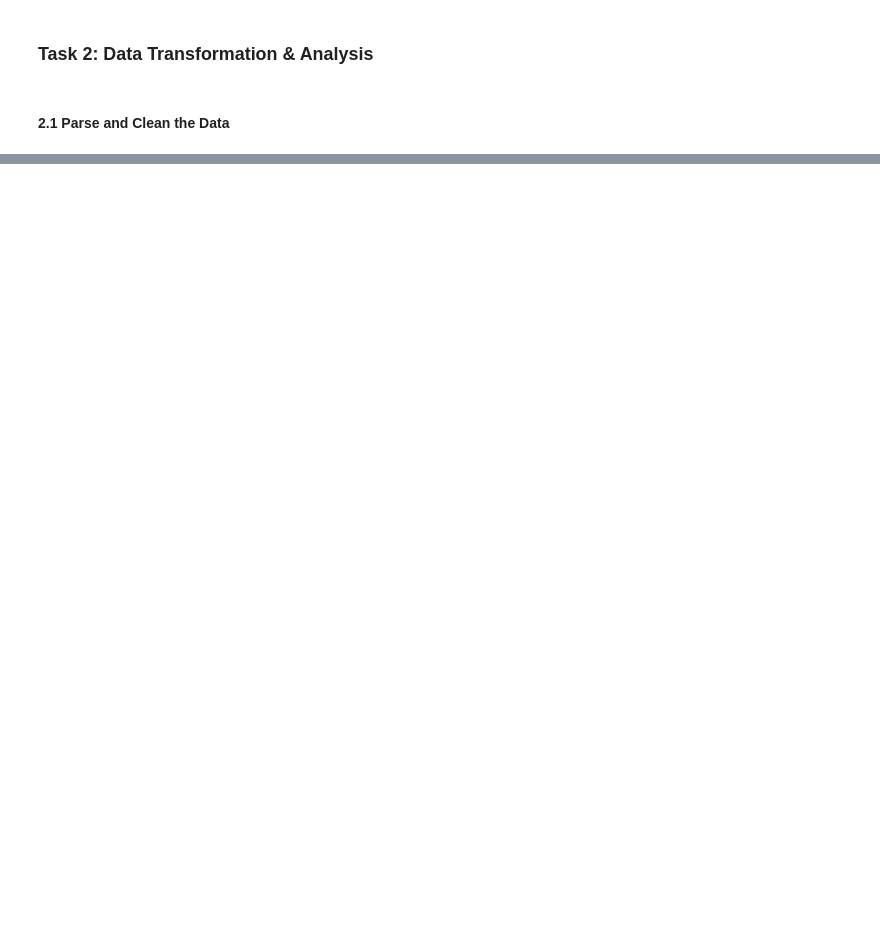
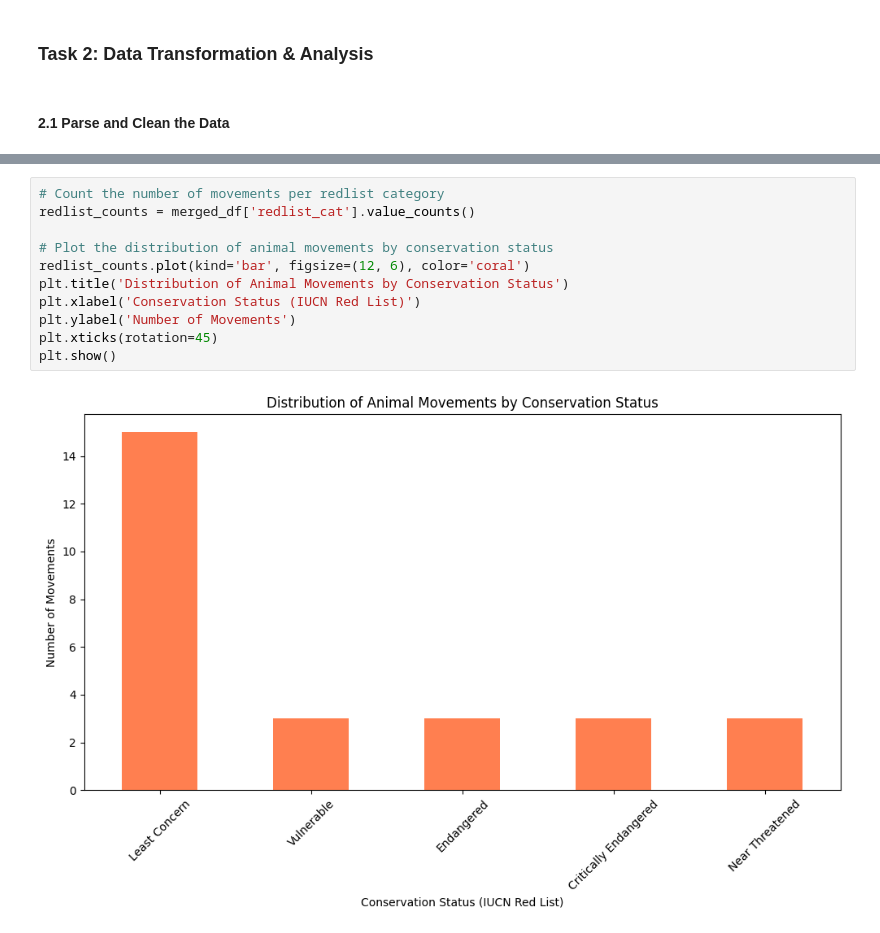
Before and after one commit to chichonnade/data-science-assessment, a Jupyter notebook: ML_Assessment_Notebook.ipynb, the cells around one changed output, grey strips where cells are left out. Saved outputs shown, nothing was run; the diff lists cells and outputs as text; blank space fills up the shorter version.

```diff
--- a/ML_Assessment_Notebook.ipynb
+++ b/ML_Assessment_Notebook.ipynb
@@ -202,0 +264,13 @@ animals_df.drop_duplicates(subset=['animal_id'], inplace=True) # Drop duplicates
+# %%
+# Count the number of movements per redlist category
+redlist_counts = merged_df['redlist_cat'].value_counts()
+
+# Plot the distribution of animal movements by conservation status
+redlist_counts.plot(kind='bar', figsize=(12, 6), color='coral')
+plt.title('Distribution of Animal Movements by Conservation Status')
+plt.xlabel('Conservation Status (IUCN Red List)')
+plt.ylabel('Number of Movements')
+plt.xticks(rotation=45)
+plt.show()
+# %% [output]
+[figure, added]
```
Also changed, not shown: parts of 14 cells of this notebook.
